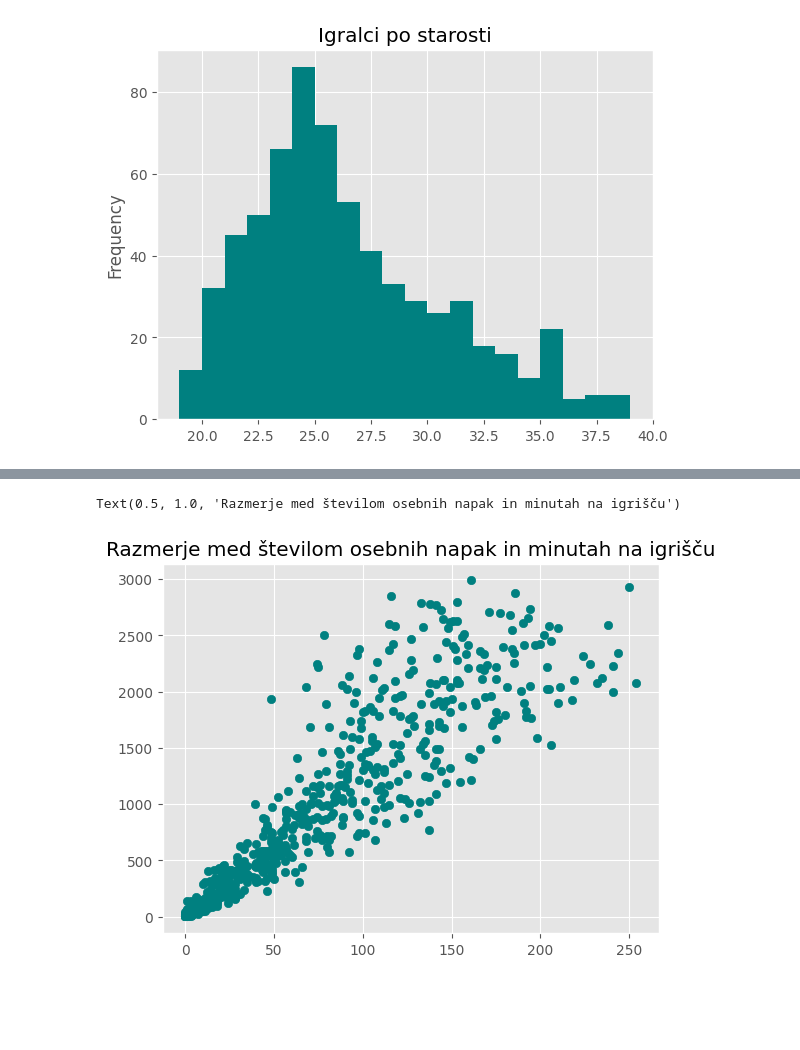
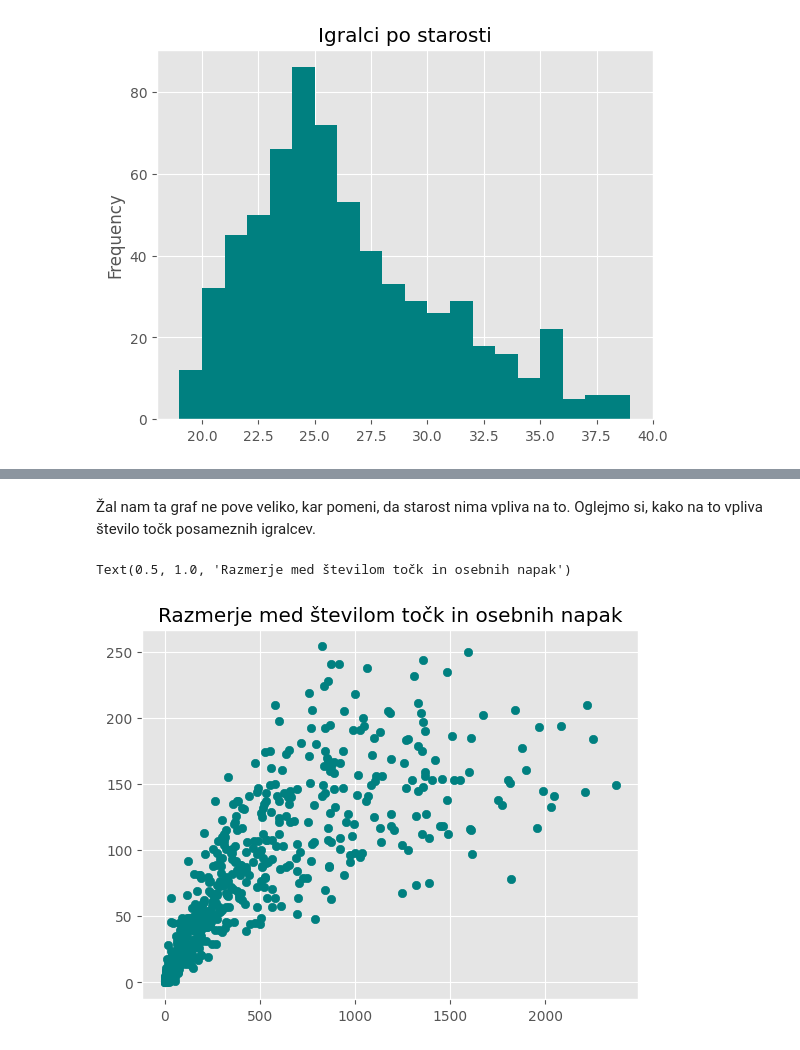
Before and after one commit to elizapecoraro/Eliza-Pecoraro-Projektna-naloga-UVP, a Jupyter notebook: analiza.ipynb, the cells around one changed output, grey strips where cells are left out. Saved outputs shown, nothing was run; the diff lists cells and outputs as text; code cells hidden in the pictures; blank space fills up the shorter version.

```diff
--- a/analiza.ipynb
+++ b/analiza.ipynb
@@ -173,6 +219,8 @@ Text(0.5, 1.0, 'Igralci po starosti')
+# %% [markdown]
+Žal nam ta graf ne pove veliko, kar pomeni, da starost nima vpliva na to. Oglejmo si, kako na to vpliva število točk posameznih igralcev.
 # %%
-plt.scatter(nba["PF"], nba["MP"])
-plt.title("Razmerje med številom osebnih napak in minutah na igrišču")
+plt.scatter(nba["PTS"], nba["PF"])
+plt.title("Razmerje med številom točk in osebnih napak")
 # %% [output]
-Text(0.5, 1.0, 'Razmerje med številom osebnih napak in minutah na igrišču')
+Text(0.5, 1.0, 'Razmerje med številom točk in osebnih napak')
-[figure, old version]
+[figure, new version]
```
Also changed, not shown: parts of 33 cells of this notebook.
